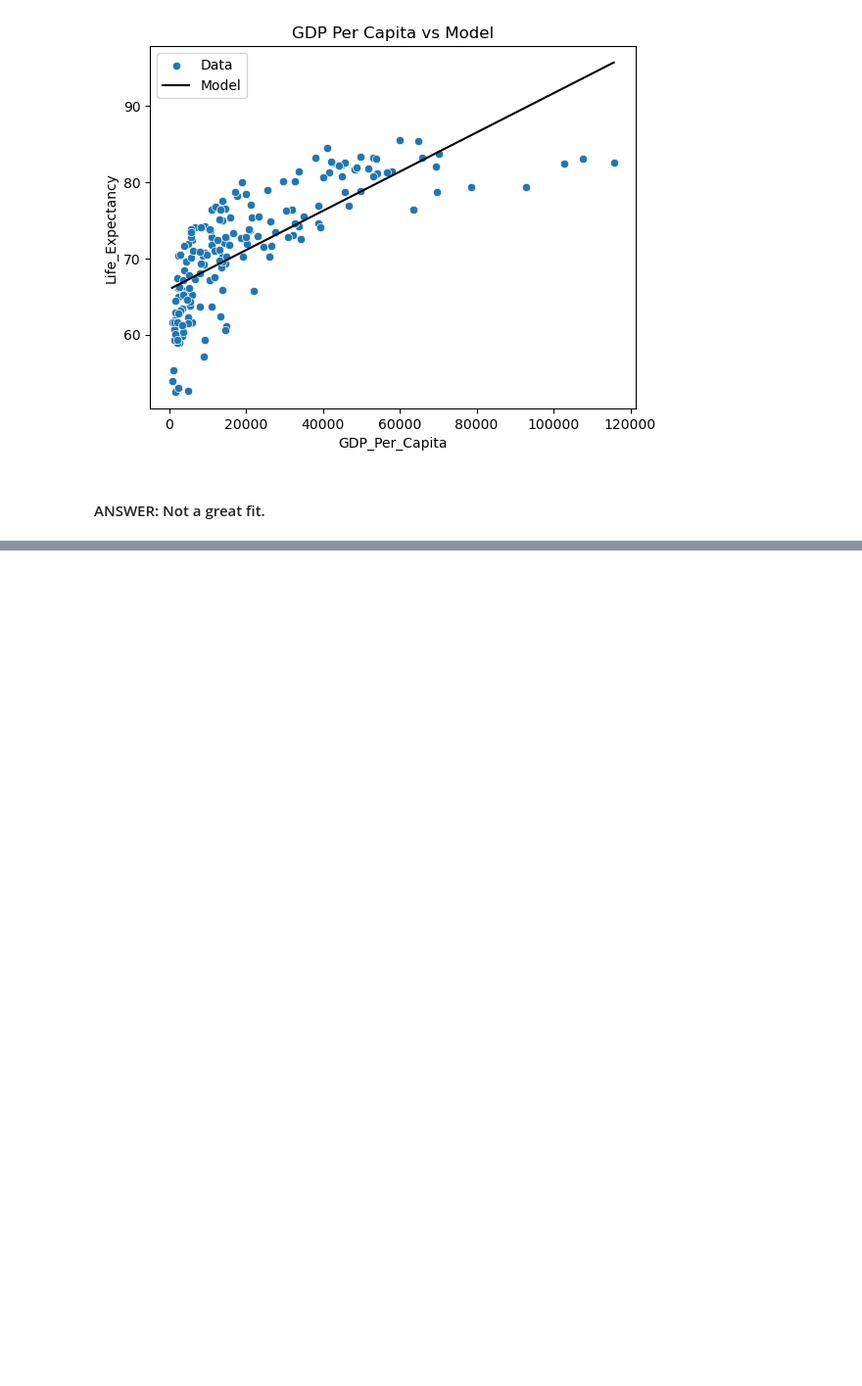
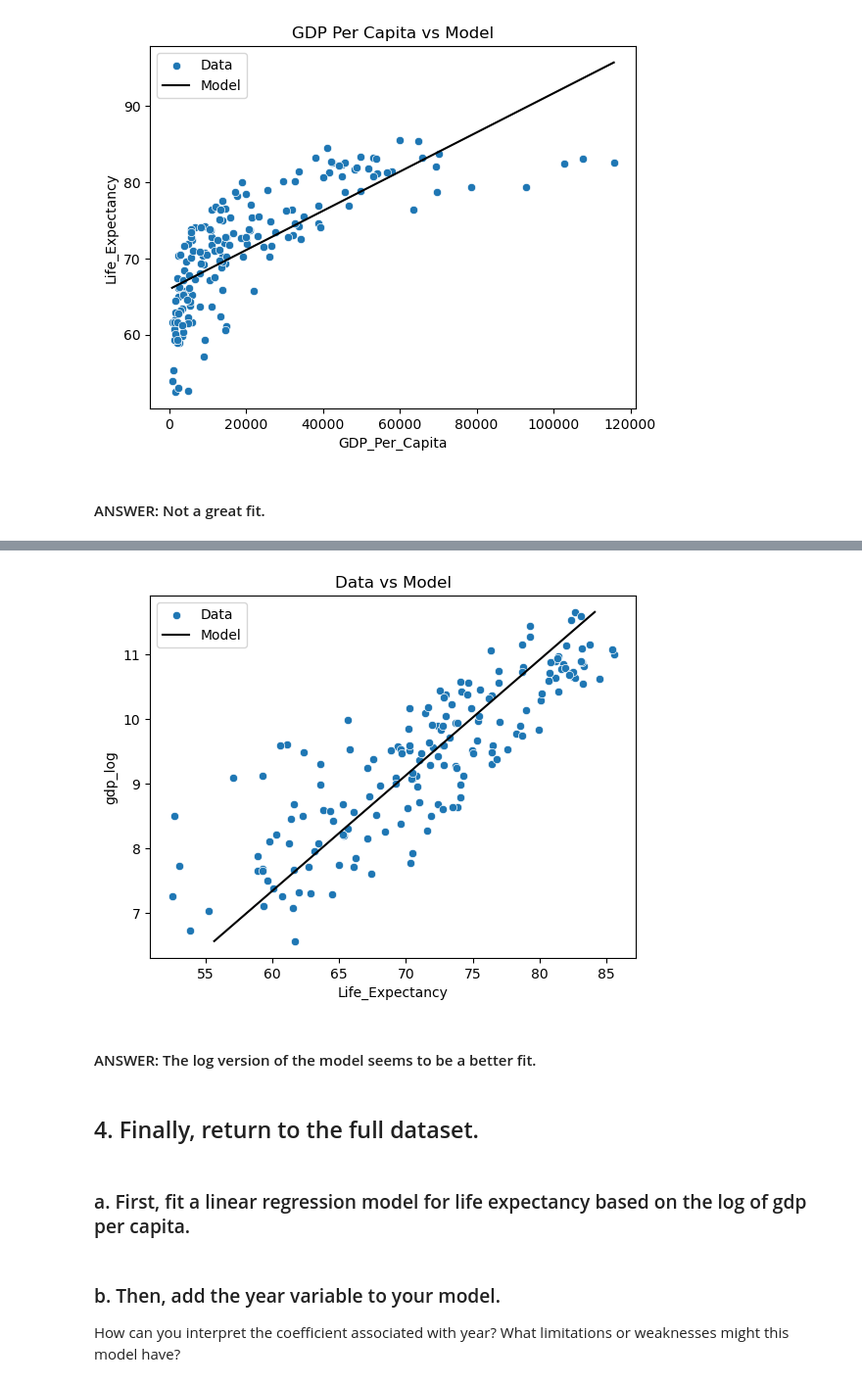
Before and after one commit to nss-data-science-cohort-9/un-linear-regression-shannequin, a Jupyter notebook: notebooks/gdp_per_capita-life_expectancy_slee.ipynb, the cells around one changed output, grey strips where cells are left out. Shown at 98% size. Drawn from its saved outputs; the diff is of its cells as text; code cells hidden in the pictures; blank space fills up the shorter version.

```diff
--- a/notebooks/gdp_per_capita-life_expectancy_slee.ipynb
+++ b/notebooks/gdp_per_capita-life_expectancy_slee.ipynb
@@ -184,0 +188,4 @@ plt.legend();
+# %%
+# CREATE NEW COLUMN TO STORE THE VALUE OF LOG BASE 2 OF GDP_Per_Capita
+gdp_le_2021_df['gdp_log'] = gdp_le_2021_df['GDP_Per_Capita'].apply(func=math.log)
+gdp_le_2021_df.head()
@@ -184,0 +199,3 @@ plt.legend();
+# %%
+# FIT THE MODEL
+lm_le_gdplog = smf.ols(formula="Life_Expectancy ~ gdp_log", data=gdp_le_2021_df).fit()
@@ -184,0 +254,4 @@ plt.legend();
+# %%
+# CREATE A NEW COLUMN FOR THE MODEL FITTED VALUES
+gdp_le_2021_df['lr_fitted'] = lm_le_gdplog.fittedvalues
+gdp_le_2021_df.head()
@@ -184,0 +265,15 @@ plt.legend();
+# %%
+sns.scatterplot(data=gdp_le_2021_df, x="Life_Expectancy", y="gdp_log", label="Data")
+sns.lineplot(data=gdp_le_2021_df, x="lr_fitted", y="gdp_log", label="Model", color="black")
+plt.title(label="Data vs Model");
+# %% [output]
+[figure, added]
+# %% [markdown]
+#### ANSWER: The log version of the model seems to be a better fit.
+# %% [markdown]
+## 4. Finally, return to the full dataset.
+# %% [markdown]
+### a. First, fit a linear regression model for life expectancy based on the log of gdp per capita.
+# %% [markdown]
+### b. Then, add the year variable to your model.
+How can you interpret the coefficient associated with year? What limitations or weaknesses might this model have?
```
Also changed, not shown: parts of 13 cells of this notebook.
